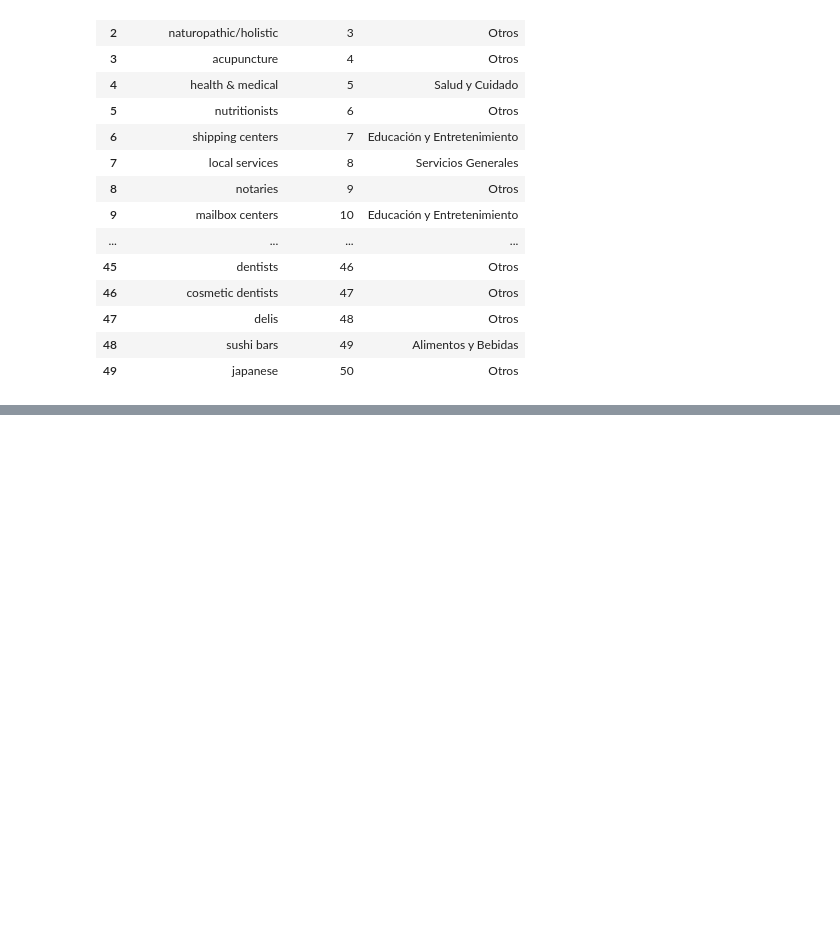
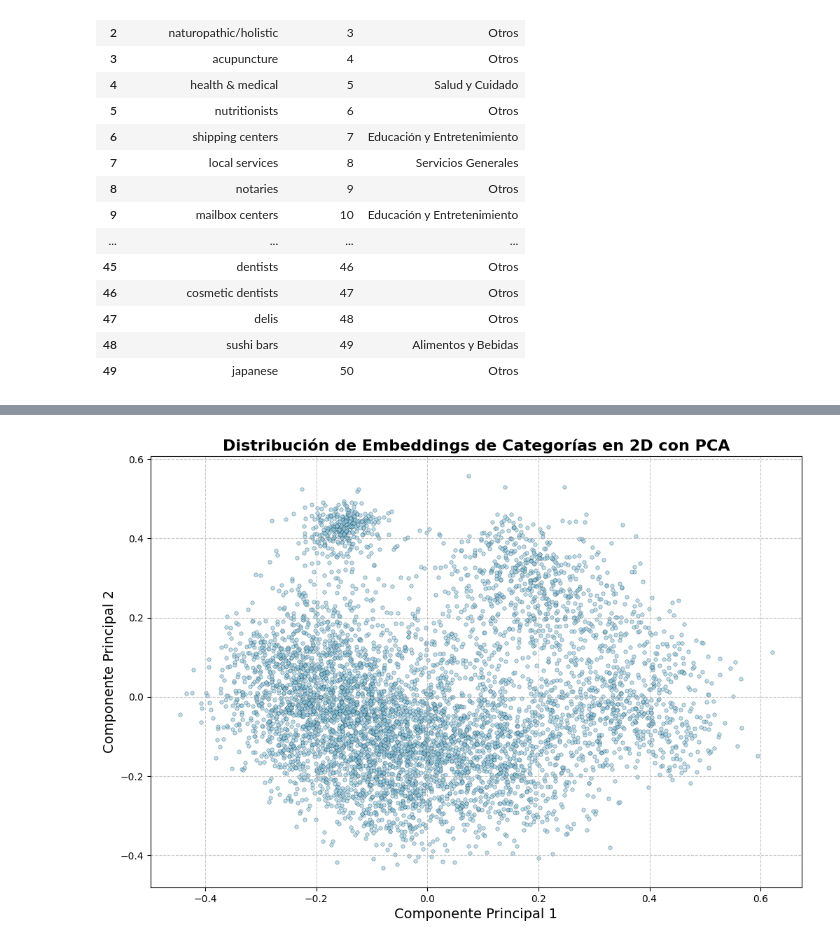
Before and after one commit to agustin-caceres/DataPulse_Gmaps_Yelp, a Jupyter notebook: notebooks/EDA/eda.IPYNB, the cells around one changed output, grey strips where cells are left out. Cells and saved outputs as stored; diff of their text form; code cells hidden in the pictures; blank space fills up the shorter version.

```diff
--- a/notebooks/EDA/eda.IPYNB
+++ b/notebooks/EDA/eda.IPYNB
@@ -660,0 +806,23 @@ categories.head(50)
+# %%
+from sklearn.decomposition import PCA
+
+# Se reducen los embeddings a 2 dimensiones usando PCA
+pca = PCA(n_components=2)
+embeddings_2d = pca.fit_transform(embeddings_np)
+
+# Figura
+plt.figure(figsize=(12, 8))
+
+# Se gráfican los embeddings proyectados en 2D
+plt.scatter(embeddings_2d[:, 0], embeddings_2d[:, 1], s=15, alpha=0.6, c='skyblue', edgecolors='k', linewidths=0.3)
+
+# Título y etiquetas
+plt.xlabel('Componente Principal 1', fontsize=14)
+plt.ylabel('Componente Principal 2', fontsize=14)
+plt.title('Distribución de Embeddings de Categorías en 2D con PCA', fontsize=16, fontweight='bold')
+
+# Visualización
+plt.grid(True, linestyle='--', alpha=0.7)
+plt.show()
+# %% [output]
+[figure, added]
```
Also changed, not shown: parts of 23 cells of this notebook.
